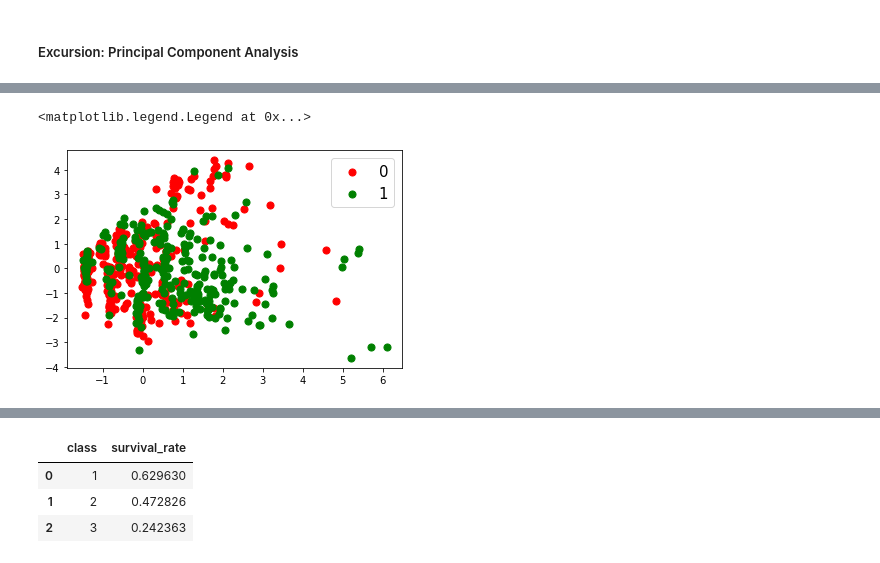
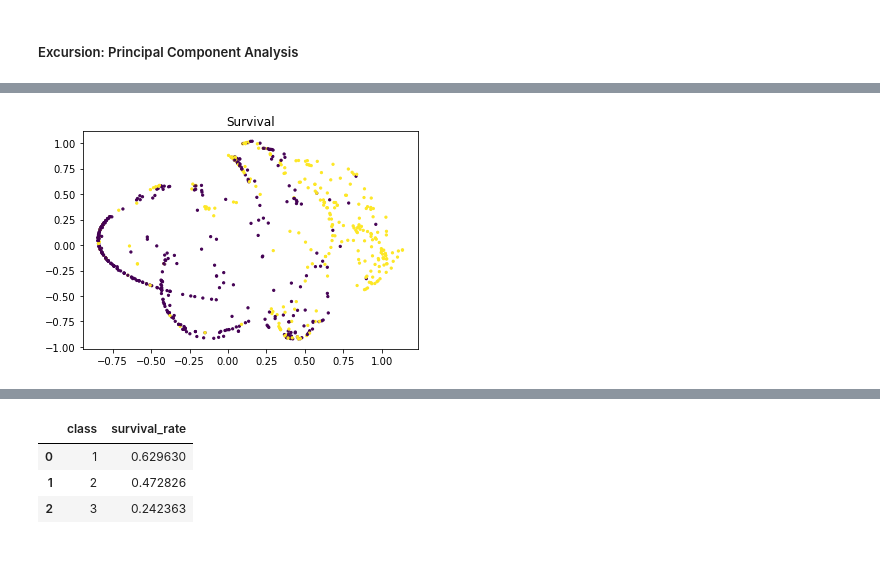
Before and after one commit to georgboehmGithub/Titanic, a Jupyter notebook: TitanicSurvival.ipynb, the cells around one changed output, grey strips where cells are left out. Drawn from its saved outputs; the diff is of its cells as text; code cells hidden in the pictures.

```diff
--- a/TitanicSurvival.ipynb
+++ b/TitanicSurvival.ipynb
@@ -136,3 +137,0 @@ train_pca
-# %%
-train_pca = StandardScaler().fit_transform(train_pca)
-train_pca
@@ -183,12 +138,14 @@ pca_df
-# %%
-targets = [0, 1]
-colors = ['r', 'g']
-trdf = train_dataset[train_dataset['Age'].notna()]
-trdf = trdf.reset_index()
-for target, color in zip(targets,colors):
-    indicesToKeep = trdf['Survived'] == target
-    plt.scatter(pca_df.loc[indicesToKeep, 'component1'], pca_df.loc[indicesToKeep, 'component2'], c = color, s = 50)
-plt.legend(targets,prop={'size': 15})
-# %% [output]
-<matplotlib.legend.Legend at 0x...>
-[figure, removed]
+# %%
+# PCA
+pca = PCA(n_components=2)
+preprocessed_train = preprocessing.normalize(preprocessing.scale(train_pca))
+#missing feature scaling and normalization
+pca.fit(preprocessed_train)
+trans = pca.transform(preprocessed_train)
+# Plotting
+trdf = train_dataset[train_dataset['Age'].notna()]
+plt.scatter(trans[:,0], trans[:,1], s=5, c=trdf['Survived'])
+plt.title("Survival")
+plt.show()
+# %% [output]
+[figure, added]
```
Also changed, not shown: parts of 16 cells of this notebook.
